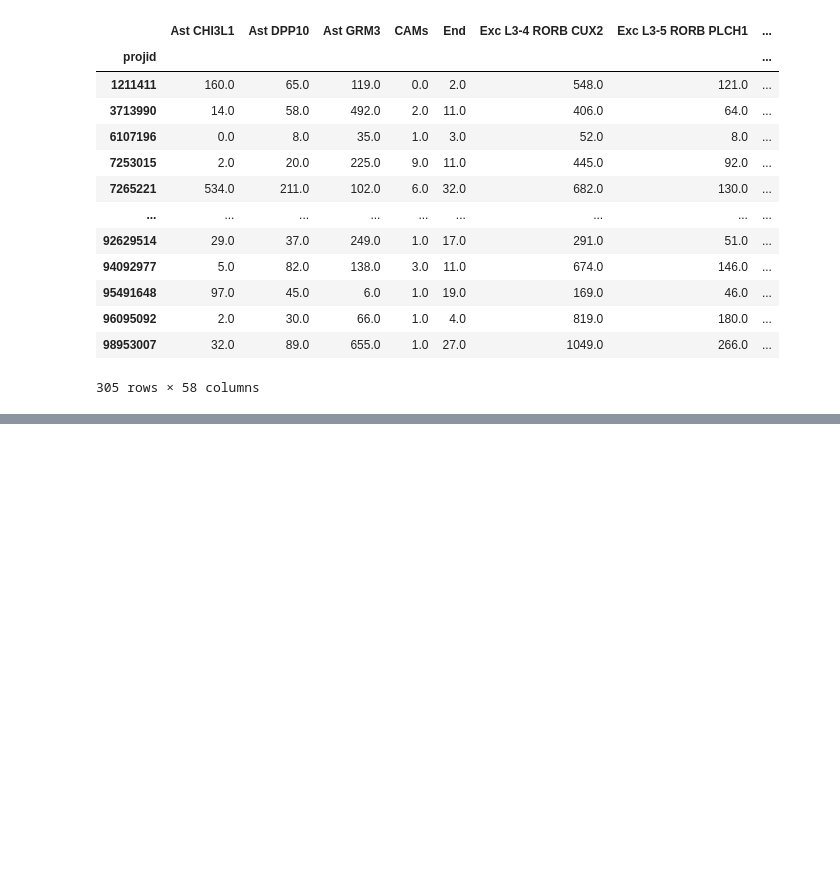
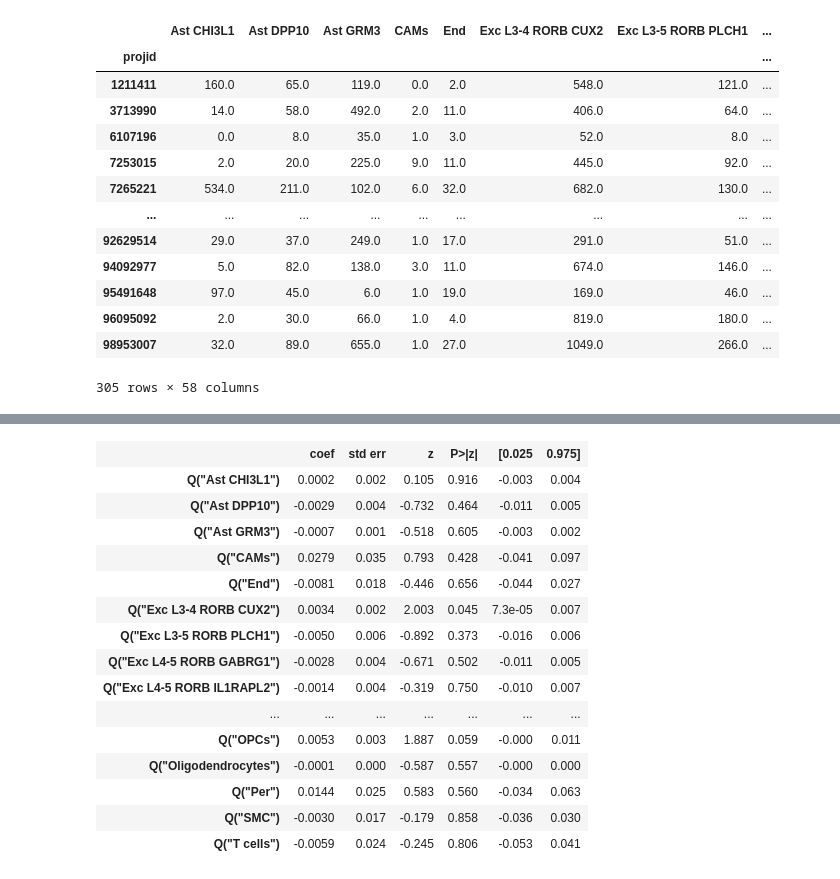
Before and after one commit to LuminousCodeGH/bsc-thesis-scripts, a Jupyter notebook: test_regression.ipynb, the cells around one changed output, grey strips where cells are left out. Drawn from its saved outputs; the diff is of its cells as text; code cells hidden in the pictures; blank space fills up the shorter version.

Commit message:
Add regression across all cell types

```diff
--- a/test_regression.ipynb
+++ b/test_regression.ipynb
@@ -92,3 +111,26 @@ melted_data['fittedvalues'] = regression_fits.melt()['value']
+# %%
+# Test across all
+formula = 'cogdx_catcodes ~ ' + ' + '.join(f'Q("{ct}")' for ct in ct_counts_metadata.var.index.tolist()) + ' - 1'
+m = smf.glm(formula, data=data, family=sm.families.Binomial()).fit()
+summary_tables = m.summary().tables
+display(summary_tables[1])
+# %% [output]
+|  | coef | std err | z | P>|z| | [0.025 | 0.975] |
+| Q("Ast CHI3L1") | 0.0002 | 0.002 | 0.105 | 0.916 | -0.003 | 0.004 |
+| Q("Ast DPP10") | -0.0029 | 0.004 | -0.732 | 0.464 | -0.011 | 0.005 |
+| Q("Ast GRM3") | -0.0007 | 0.001 | -0.518 | 0.605 | -0.003 | 0.002 |
+| Q("CAMs") | 0.0279 | 0.035 | 0.793 | 0.428 | -0.041 | 0.097 |
+| Q("End") | -0.0081 | 0.018 | -0.446 | 0.656 | -0.044 | 0.027 |
+| Q("Exc L3-4 RORB CUX2") | 0.0034 | 0.002 | 2.003 | 0.045 | 7.3e-05 | 0.007 |
+| Q("Exc L3-5 RORB PLCH1") | -0.0050 | 0.006 | -0.892 | 0.373 | -0.016 | 0.006 |
+| Q("Exc L4-5 RORB GABRG1") | -0.0028 | 0.004 | -0.671 | 0.502 | -0.011 | 0.005 |
+| Q("Exc L4-5 RORB IL1RAPL2") | -0.0014 | 0.004 | -0.319 | 0.750 | -0.010 | 0.007 |
+| ... | ... | ... | ... | ... | ... | ... |
+| Q("OPCs") | 0.0053 | 0.003 | 1.887 | 0.059 | -0.000 | 0.011 |
+| Q("Oligodendrocytes") | -0.0001 | 0.000 | -0.587 | 0.557 | -0.000 | 0.000 |
+| Q("Per") | 0.0144 | 0.025 | 0.583 | 0.560 | -0.034 | 0.063 |
+| Q("SMC") | -0.0030 | 0.017 | -0.179 | 0.858 | -0.036 | 0.030 |
+| Q("T cells") | -0.0059 | 0.024 | -0.245 | 0.806 | -0.053 | 0.041 |
 # %%
 display(melted_data)
 
```
Also changed, not shown: parts of 6 cells of this notebook.
